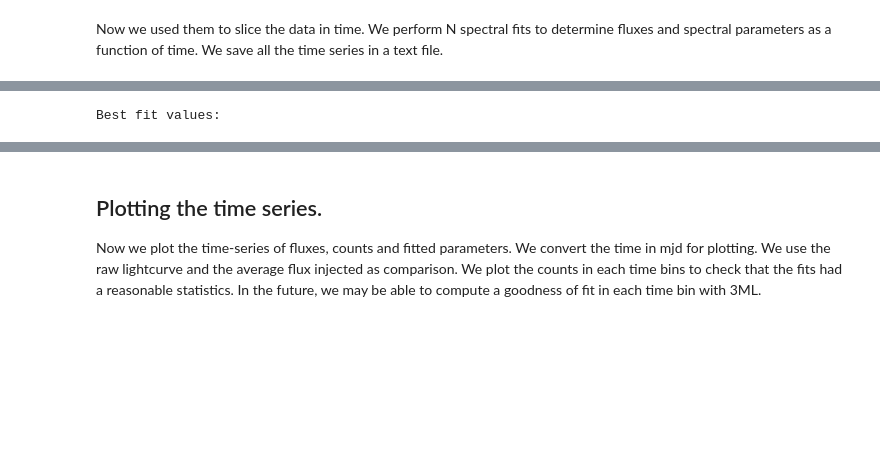
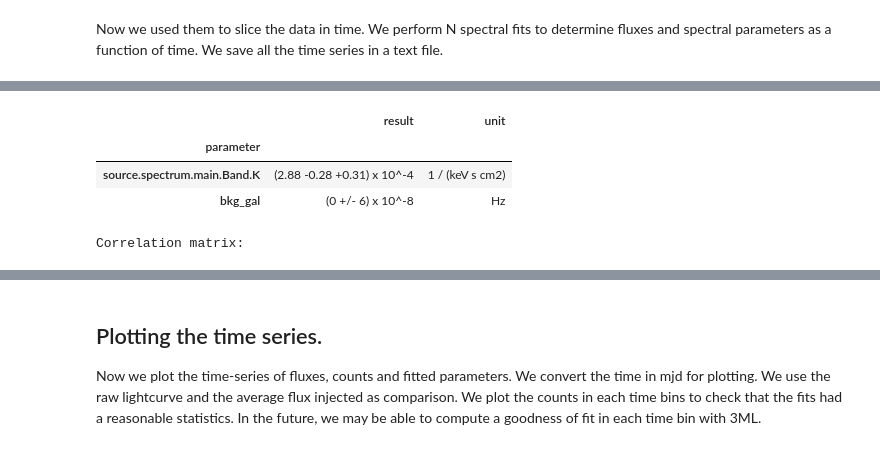
Before and after one commit to hiyoneda/cosipy, a Jupyter notebook: docs/tutorials/light_curves/speclc_grbdc3.ipynb, the cells around one changed output, grey strips where cells are left out. Cells and saved outputs as stored; diff of their text form; code cells hidden in the pictures; blank space fills up the shorter version.

```diff
--- a/docs/tutorials/light_curves/speclc_grbdc3.ipynb
+++ b/docs/tutorials/light_curves/speclc_grbdc3.ipynb
@@ -166,8 +202,8 @@ bkg.load_binned_data_from_hdf5(binned_data=data_path / "tsel_binned_data_local_g
 # %% [markdown]
 Define the path to the detector response
 # %%
-dr = str(data_path / "ResponseContinuum.o3.e100_10000.b10log.s10396905069491.m2284.filtered.nonsparse.binnedimaging.imagingresponse.h5") # path to detector response
-ori = SpacecraftFile.open(data_path/"DC3_final_530km_3_month_with_slew_1sbins_GalacticEarth_SAA.ori")
+dr = FullDetectorResponse.open(data_path / "ResponseContinuum.o3.e100_10000.b10log.s10396905069491.m2284.filtered.nonsparse.binnedimaging.imagingresponse.h5")
+ori = SpacecraftHistory.open(data_path/"DC3_final_530km_3_month_with_slew_1sbins_GalacticEarth_SAA.ori")
 # %% [markdown]
 Define the model to be fitted and initialize the parameters of the fits to something reasonable. In this example, for better results, we keep the indices and the pivot energy frozen. Hence, the free parameters are the normalization and the background parameter.
 # %%
@@ -265,13 +301,19 @@ epars_bk=np.array([])
 #
 par_epar=np.array([])
 #
+
+# sc orientation for background
+tmin_bk = Time(bkg.tmin, format='unix')
+tmax_bk = Time(bkg.tmax, format='unix')
+sc_orientation_bk = ori.select_interval(tmin_bk, tmax_bk)
+
 for i in range(len(tmaxs)):
     #
     #Slice the orientation file into the time interval
     #
     ori_min = Time(tmins[i],format = 'unix')
     ori_max = Time(tmaxs[i],format = 'unix')
-    sc_orientation = ori.source_interval(ori_min, ori_max)
+    sc_orientation = ori.select_interval(ori_min, ori_max)
     #
     #
     #Find the index of time axes corresponding to the limits of the tmins[i],tmaxs[i].
@@ -294,28 +336,38 @@ for i in range(len(tmaxs)):
     tmeds_lc=np.append(tmeds_lc,tmed_lc)#midpoints of the time bin
     hdt=dt/2 #half duration of the time bin i.e symmetric error for t_med
     e_tmeds_lc=np.append(e_tmeds_lc,hdt)#half duration of the time bin i.e symmetric error for t_med
-    #
-    #Define the background parameters
-    #
-    #
-    bkg_par = Parameter("background_cosi",                                                                          # background parameter
-                    10,                                                                                        # initial value of parameter
-                    min_value=0,                                                                                # minimum value of parameter
-                    max_value=10,                                                                                # maximum value of parameter
-                    delta=1e-3,                                                                                 # initial step used by fitting engine
-                    desc="Background parameter for cosi")
-    #
-    #
-    #HERE's the key point. In the fit setup data, the grb_bkg data are sliced in Time in the interval tmins[i],tmaxs[i]
-    #
-    cosi = COSILike("cosi",                                                                                         # COSI 3ML plugin
-                    dr = dr,                                                                                        # detector response
-                    data = grb_bkg.binned_data.slice[{'Time':slice(sou_min,sou_max)}].project('Em', 'Phi', 'PsiChi'), # data (source+background)
-                    bkg = bkg.binned_data.project('Em', 'Phi', 'PsiChi'),# background model
-                    sc_orientation = sc_orientation,                                                                # spacecraft orientation
-                    nuisance_param = bkg_par)  # background parameter
 
-    #
+    data = EmCDSBinnedData(grb_bkg.binned_data.slice[{'Time':slice(sou_min,sou_max)}].project('Em', 'Phi', 'PsiChi'))
+
+    bkg_wrap = FreeNormBinnedBackground({'bkg_gal': bkg.binned_data.project('Em', 'Phi', 'PsiChi')},
+                               sc_history = sc_orientation_bk,
+                               copy = False)
+
+    instrument_response = BinnedInstrumentResponse(dr, data)
+
+    psr = BinnedThreeMLPointSourceResponse(data = data,
+                                       instrument_response = instrument_response,
+                                       sc_history=sc_orientation,
+                                       energy_axis = dr.axes['Ei'],
+                                       polarization_axis = dr.axes['Pol'] if 'Pol' in dr.axes.labels else None,
+                                       nside = 2*data.axes['PsiChi'].nside)
+
+    response = BinnedThreeMLModelFolding(data = data, point_source_response = psr)
+
+    like_fun = PoissonLikelihood(data, response, bkg_wrap)
+
+    cosi = ThreeMLPluginInterface('cosi',
+                              like_fun,
+                              response,
+                              bkg_wrap)
+
+    cosi.bkg_parameter["bkg_gal"] = Parameter('bkg_gal',  # background parameter
+                                      1,  # initial value of parameter
+                                      min_value=0,  # minimum value of parameter
+                                      max_value= 20,  # maximum value of parameter
+                                      delta=0.05,  # initial step used by fitting engine
+                                      unit = u.Hz
+                                      )
 
     source = PointSource("source",                 # Name of source (arbitrary, but needs to be unique)
                      l = l,                        # Longitude (deg)
@@ -343,9 +395,9 @@ for i in range(len(tmaxs)):
     #
     #bk
     #
-    par_bk=results.get_variates("background_cosi").median
+    par_bk=results.get_variates("bkg_gal").median
     pars_bk=np.append(pars_bk,par_bk)
-    epar_bk=results.get_variates("background_cosi").std
+    epar_bk=results.get_variates("bkg_gal").std
     epars_bk=np.append(epars_bk,epar_bk)
     #
     #These are dictionaries of parameters values and errors.
@@ -387,8 +439,9 @@ for i in range(len(tmaxs)):
     #Save a plot of the current fit.
     #
     sliced_data=grb_bkg.binned_data.slice[{'Time':slice(sou_min,sou_max)}]
-    expectation = cosi._expected_counts['source']
-    cts_exp=expectation.project('Em').todense().contents + (bkg_par.value * bkg.binned_data.project('Em').todense().contents)
+    expectation = response.expectation()
+    bkg_expectation = bkg_wrap.expectation()
+    cts_exp=expectation.project('Em').todense().contents + bkg_expectation.project('Em').todense().contents
     plot_filename=str("fit_"+str(i)+".pdf")
     plot_fit(sliced_data, cts_exp, plot_filename)
 #
@@ -415 +483,5 @@ Adding 1e-12 to each bin of the expectation to avoid log-likelihood = -inf.
+|  | result | unit |
+| parameter |  |  |
+| source.spectrum.main.Band.K | (2.88 -0.28 +0.31) x 10^-4 | 1 / (keV s cm2) |
+| bkg_gal | (0 +/- 6) x 10^-8 | Hz |
-Best fit values:
+Correlation matrix:
```
Also changed, not shown: parts of 6 cells of this notebook.
